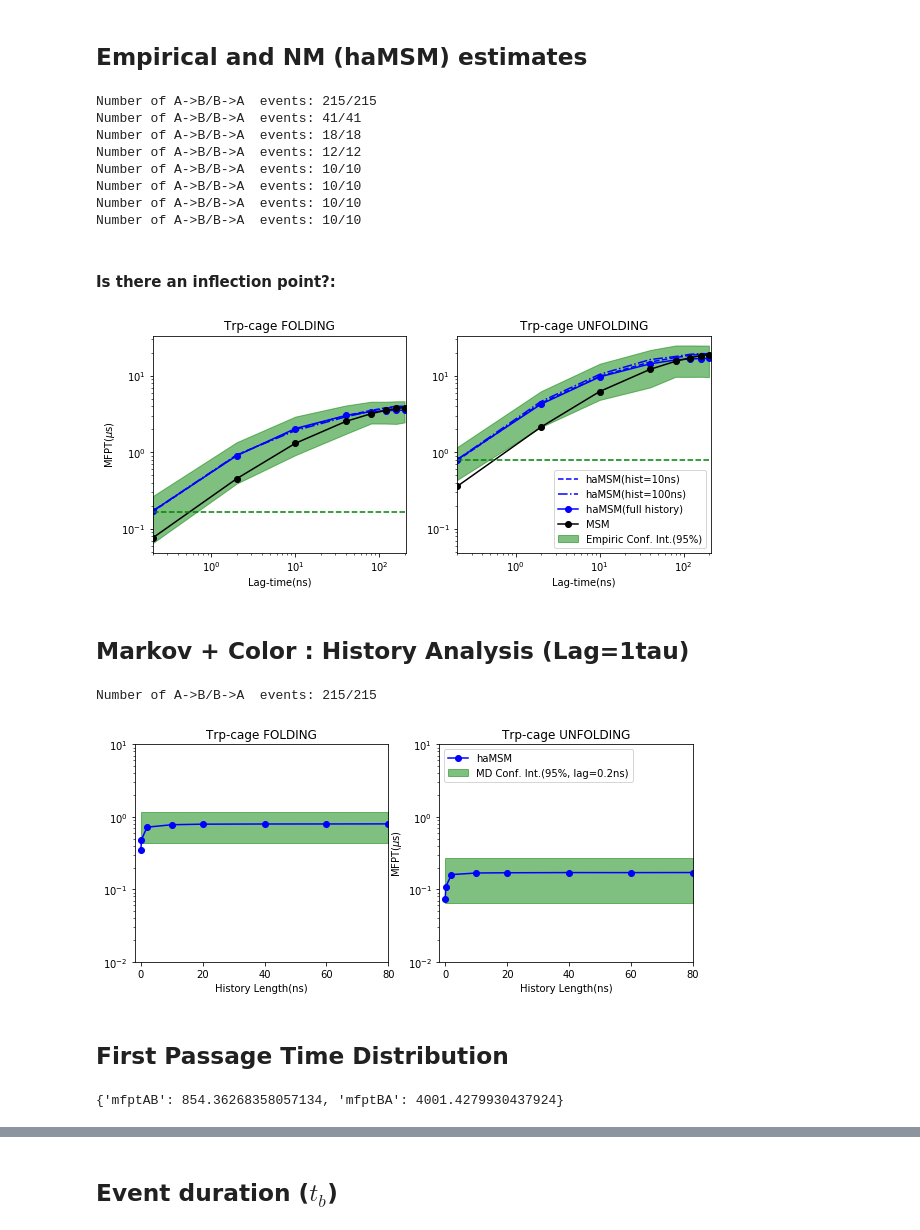
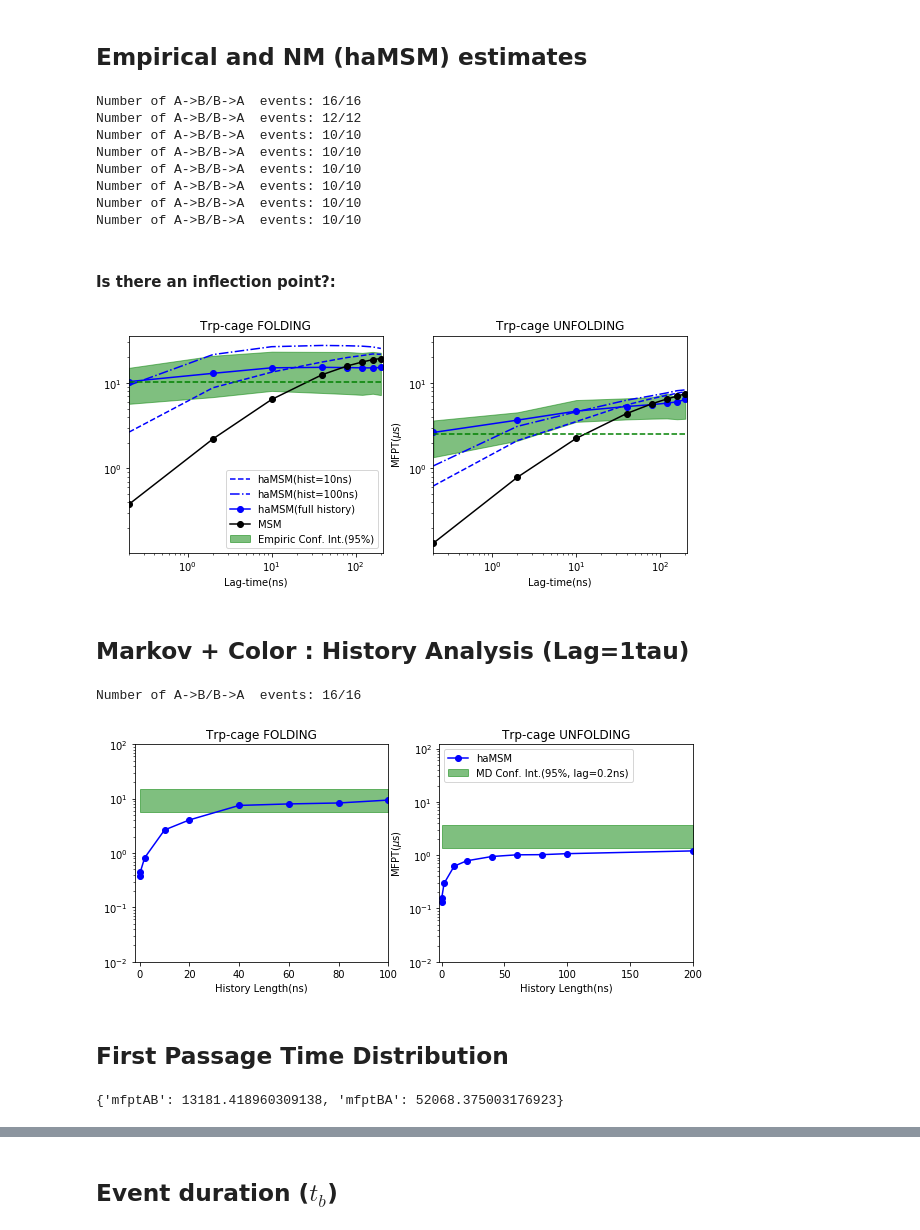
Before and after one commit to choderalab/msm-mfpt, a Jupyter notebook: models2/TrpCage_mfpts_corrfunc_FS_cut_0_9.ipynb, the cells around one changed output, grey strips where cells are left out. Saved outputs shown, nothing was run; the diff lists cells and outputs as text; code cells hidden in the pictures.

```diff
--- a/models2/TrpCage_mfpts_corrfunc_FS_cut_0_9.ipynb
+++ b/models2/TrpCage_mfpts_corrfunc_FS_cut_0_9.ipynb
@@ -159,8 +159,8 @@ def confindence_interval_cdf(populations, totCounts, conf_interval=0.95, n_sampl
 # %%
 dtrajs=np.load("../vamp_scoring/automatic_eigenvalue/trpcage/dtrajs_trpcage_lag10ns.npy")
 
-states=np.load("../vamp_scoring/automatic_eigenvalue/PAPER/trpcage_fold_unfold_cut_0_8.npy")
-#states=np.load("../vamp_scoring/automatic_eigenvalue/PAPER/trpcage_fold_unfold_cut_0_9.npy")
+#states=np.load("../vamp_scoring/automatic_eigenvalue/PAPER/trpcage_fold_unfold_cut_0_8.npy")
+states=np.load("../vamp_scoring/automatic_eigenvalue/PAPER/trpcage_fold_unfold_cut_0_9.npy")
 
 stateA=list(states[0].flatten()) #folded
 stateB=list(states[1].flatten()) #unfolded
@@ -250,14 +250,14 @@ for i, lag in enumerate(lag_to_use):
     nm_hist100ns_mfptsAB.append(nm_model_hist100ns_kinetics['mfptAB']*dt)
     nm_hist100ns_mfptsBA.append(nm_model_hist100ns_kinetics['mfptBA']*dt)
 # %% [output]
-Number of A->B/B->A  events: 215/215
-Number of A->B/B->A  events: 41/41
-Number of A->B/B->A  events: 18/18
+Number of A->B/B->A  events: 16/16
 Number of A->B/B->A  events: 12/12
 Number of A->B/B->A  events: 10/10
 Number of A->B/B->A  events: 10/10
 Number of A->B/B->A  events: 10/10
 Number of A->B/B->A  events: 10/10
+Number of A->B/B->A  events: 10/10
+Number of A->B/B->A  events: 10/10
 # %%
 lag_to_use_ns = np.array(lag_to_use) * 0.2
 
@@ -271,7 +271,7 @@ printmd("#### Is there an inflection point?:")
 
 fig=plt.figure(figsize = (10,4))
 
-ax1 = fig.add_subplot(121)
+ax1 = fig.add_subplot(122)
 ax1.fill_between(lag_to_use_ns, empirical_mfptAB_min, empirical_mfptAB_max,
                  alpha=0.5, color="green", label="Empiric Conf. Int.(95%)" )
 
@@ -285,37 +285,37 @@ ax1.plot(lag_to_use_ns, [empirical_mfptsAB[0] for i in lag_to_use_ns], "--", col
 #ax1.plot(lag_to_use_ns, lag_to_use_ns/nm_model.popA/1000, c='purple')
 ax1.set_xscale("log")
 ax1.set_yscale("log")
-ax1.set_title("Trp-cage FOLDING")
+ax1.set_title("Trp-cage UNFOLDING")
 ax1.set_xlabel("Lag-time(ns)")
 ax1.set_ylabel("MFPT($\mu$s)")
 ax1.set_xlim(0,210)
 #plt.legend(loc='upper left')
 
-ax2 = fig.add_subplot(122, sharey=ax1)
+ax2 = fig.add_subplot(121, sharey=ax1)
 ax2.fill_between(lag_to_use_ns, empirical_mfptBA_min, empirical_mfptBA_max,
                  alpha=0.5, color="green", label="Empiric Conf. Int.(95%)" )
 
 ax2.plot(lag_to_use_ns, nm_hist10ns_mfptsBA, "--", label="haMSM(hist=10ns)", c='b')
 ax2.plot(lag_to_use_ns, nm_hist100ns_mfptsBA, "-.", label="haMSM(hist=100ns)", c='b')
 ax2.plot(lag_to_use_ns, nm_mfptsBA, "-o", label="haMSM(full history)", c='b' )
 
 ax2.plot(lag_to_use_ns, msm_mfptBA, "-o",color='k', label="MSM")
 #ax2.plot(lag_to_use_ns, lag_to_use_ns/nm_model.popB/1000, color='purple')
 
 
 ax2.set_xscale("log")
 ax2.set_yscale("log")
-ax2.set_title("Trp-cage UNFOLDING")
+ax2.set_title("Trp-cage FOLDING")
 ax2.set_xlabel("Lag-time(ns)")
 ax2.set_xlim(0,210)
 plt.legend(loc='lower right')
 ax2.plot(lag_to_use_ns, [empirical_mfptsBA[0] for i in lag_to_use_ns], "--", color='green', label='MD direct')
 #plt.legend(bbox_to_anchor=(1.05, 1), loc=2, borderaxespad=0.)
 
 plt.show()
 # %% [output]
 #### Is there an inflection point?:
-[figure, old version]
+[figure, new version]
 # %% [markdown]
 ## Markov + Color : History Analysis (Lag=1tau)
 # %%
@@ -323,7 +323,7 @@ dt =0.0002
 
 discrete_traj = dtrajs
 
-history = np.array([0, 1, 10, 50, 100, 200, 300, 400, 500])
+history = np.array([0, 1, 10, 50, 100, 200, 300, 400, 500, 1000])
 mpc_mfptsAB = []
 mpc_mfptsBA = []
 
@@ -341,7 +341,7 @@ emp_mfptBA = emp_mfpts['mfptBA']*dt
 emp_std_err_mfptAB = emp_mfpts['std_err_mfptAB']*dt
 emp_std_err_mfptBA = emp_mfpts['std_err_mfptBA']*dt
 # %% [output]
-Number of A->B/B->A  events: 215/215
+Number of A->B/B->A  events: 16/16
 # %%
 alpha = 0.5
 
@@ -362,8 +362,8 @@ ax1.set_yscale("log")
 ax1.set_title("Trp-cage FOLDING")
 ax1.set_xlabel("History Length(ns)")
 #ax1.legend(loc='upper left')
-ax1.set_xlim(-2,80)
-ax1.set_ylim(0.01,10)
+ax1.set_xlim(-2,100)
+ax1.set_ylim(0.01,100)
 
 
 ax2 = fig.add_subplot(122)
@@ -375,19 +375,19 @@ ax2.set_title("Trp-cage UNFOLDING")
 ax2.set_xlabel("History Length(ns)")
 ax2.set_ylabel("MFPT($\mu$s)")
 ax2.legend(loc='upper left')
-ax2.set_xlim(-2,80)
-ax2.set_ylim(0.01,10)
+ax2.set_xlim(-2,200)
+ax2.set_ylim(0.01,120)
 
 plt.show()
 # %% [output]
-[figure, old version]
+[figure, new version]
 # %% [markdown]
 ## First Passage Time Distribution
 # %%
 nm_model2 = NonMarkovModel(dtrajs, stateA, stateB)
 nm_model2.mfpts() ## This values has to be multiplied by dt = 0.2ns
 # %% [output]
-{'mfptAB': 854.36268358057134, 'mfptBA': 4001.4279930437924}
+{'mfptAB': 13181.418960309138, 'mfptBA': 52068.375003176923}
 # %%
 lag_to_use_fptd = [1, 10, 100, 1000]
 # %%
```
Also changed, not shown: parts of 5 cells of this notebook, 3 other files.
